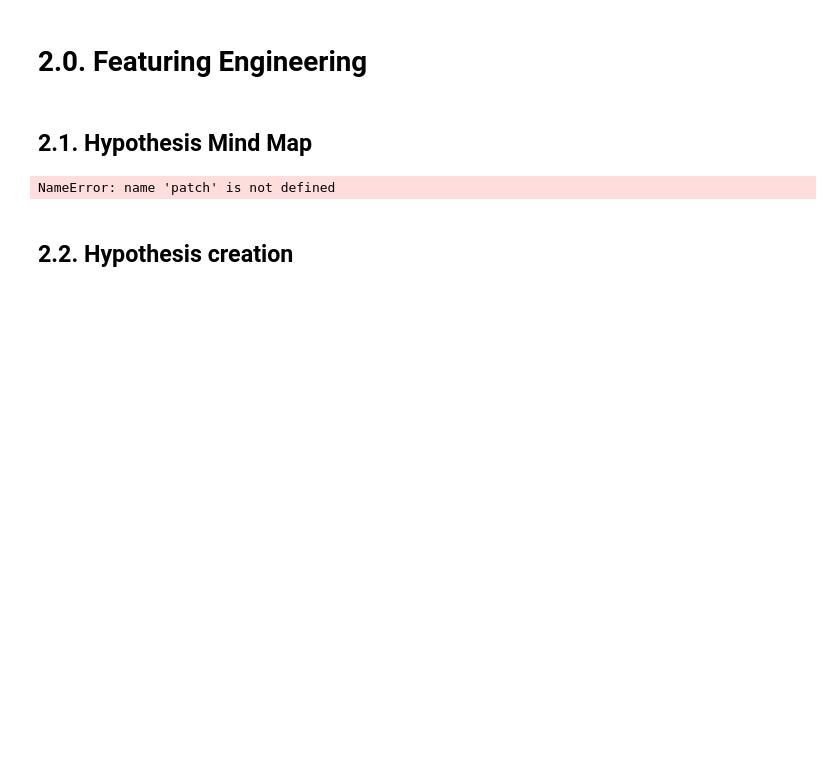
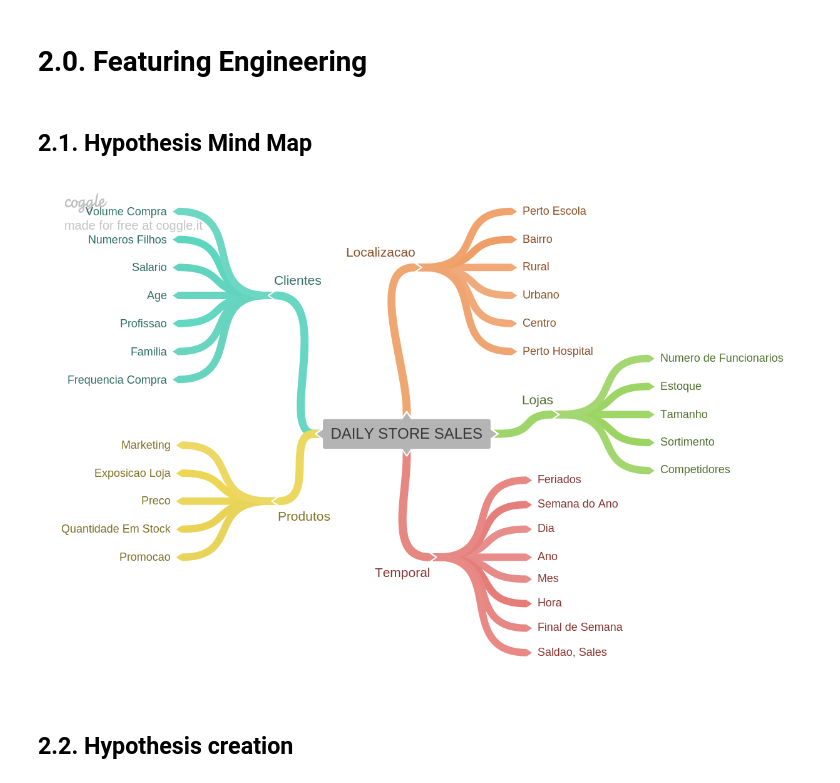
Before and after one commit to Jtani/project-rossmann_sales, a Jupyter notebook: notebook/rossman-project.ipynb, the cells around one changed output. Drawn from its saved outputs; the diff is of its cells as text; code cells hidden in the pictures; blank space fills up the shorter version.

```diff
--- a/notebook/rossman-project.ipynb
+++ b/notebook/rossman-project.ipynb
@@ -408,9 +408,9 @@ df2 = df1.copy()
 # %% [markdown]
 ## 2.1. Hypothesis Mind Map
 # %%
-Image( patch +'img/MindMapHypothesis.png' )
+Image( 'img/MindMapHypothesis.png' )
 # %% [output]
-NameError: name 'patch' is not defined
+[figure, added]
 # %% [markdown]
 ## 2.2. Hypothesis creation
 # %% [markdown]
```
Also changed, not shown: parts of 2 cells of this notebook, 1 other file.
